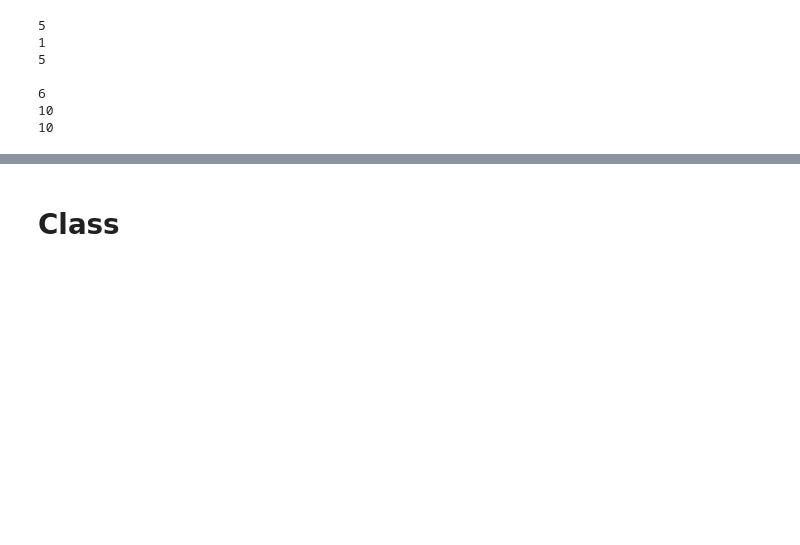
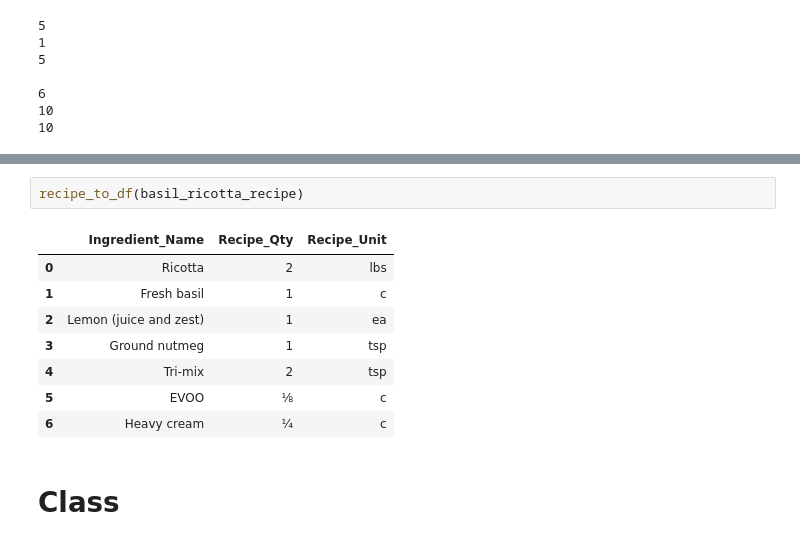
Before and after one commit to salsal3/easy-as-py, a Jupyter notebook: tests.ipynb, the cells around one changed output, grey strips where cells are left out. Saved outputs shown, nothing was run; the diff lists cells and outputs as text; blank space fills up the shorter version.

```diff
--- a/tests.ipynb
+++ b/tests.ipynb
@@ -944,3 +1331,14 @@ KeyError: 'Recipe_Unit'
+# %%
+recipe_to_df(basil_ricotta_recipe)
+# %% [output]
+|  | Ingredient_Name | Recipe_Qty | Recipe_Unit |
+| 0 | Ricotta | 2 | lbs |
+| 1 | Fresh basil | 1 | c |
+| 2 | Lemon (juice and zest) | 1 | ea |
+| 3 | Ground nutmeg | 1 | tsp |
+| 4 | Tri-mix | 2 | tsp |
+| 5 | EVOO | ⅛ | c |
+| 6 | Heavy cream | ¼ | c |
 # %% [markdown]
 # Class
 # %% [markdown]
```
Also changed, not shown: parts of 45 cells of this notebook, 13 other files.
